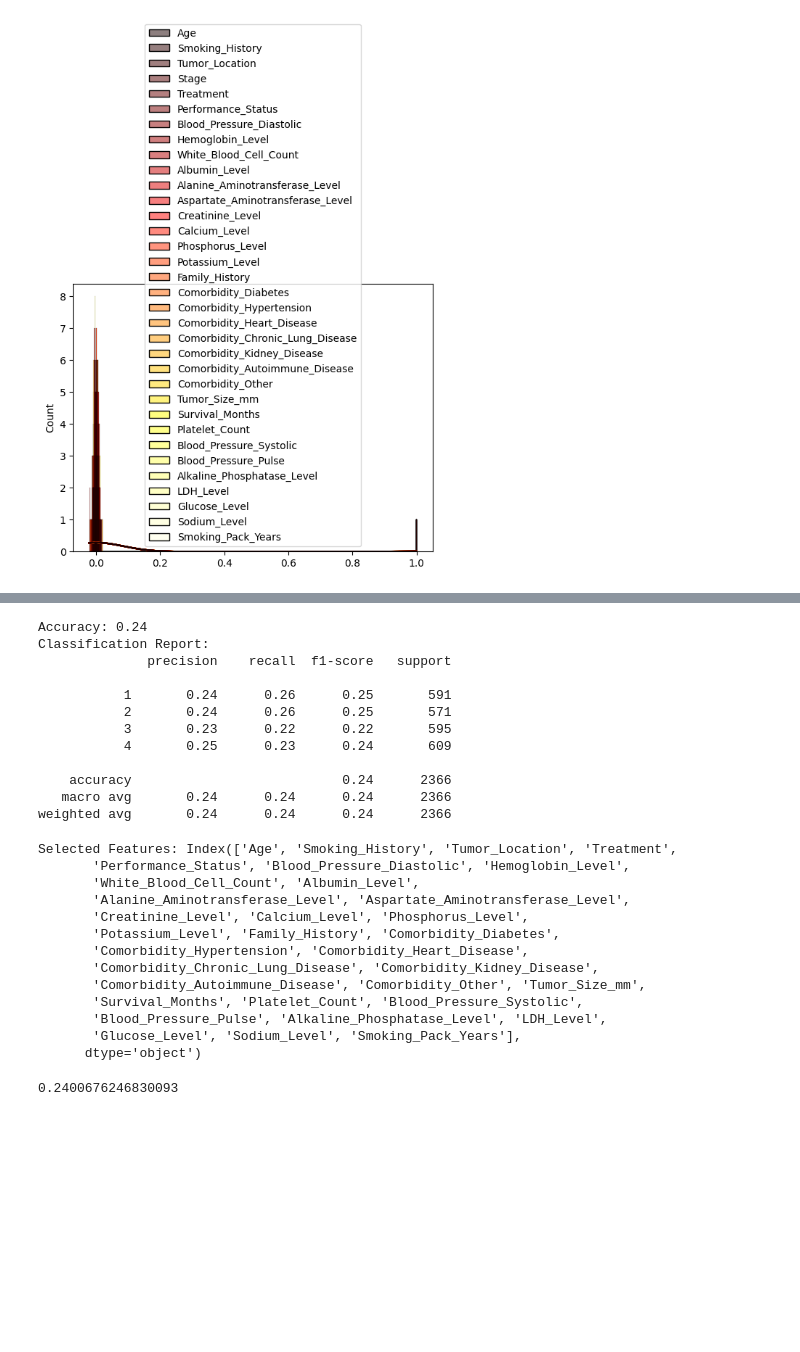
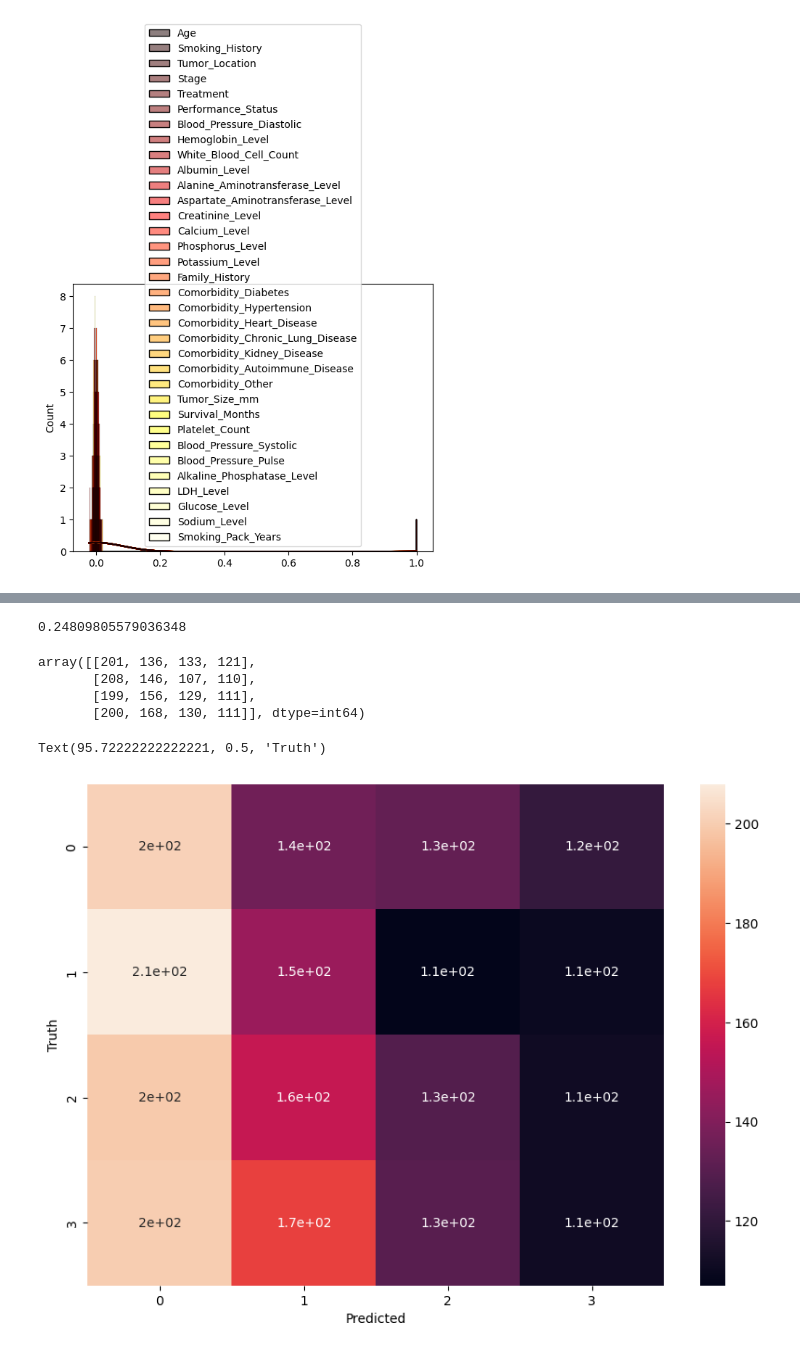
Before and after one commit to ChiefBibek/Lung-Cancer-Prediction, a Jupyter notebook: lung_cancer_prediction.ipynb, the cells around one changed output, grey strips where cells are left out. Saved outputs shown, nothing was run; the diff lists cells and outputs as text; code cells hidden in the pictures; blank space fills up the shorter version.

Commit message:
all model tried

```diff
--- a/lung_cancer_prediction.ipynb
+++ b/lung_cancer_prediction.ipynb
@@ -306,6 +311,6 @@ y_target = df['Survival_Months']
 # Split data into training and test sets
 X_train, X_test, y_train, y_test = train_test_split(X_features, y_target, test_size=0.1, random_state=42)
 # %%
-# scaler_mm = MinMaxScaler()
-# X_train = scaler_mm.fit_transform(X_train)
-# X_test = scaler_mm.transform(X_test)
+scaler_mm = MinMaxScaler()
+X_train = scaler_mm.fit_transform(X_train)
+X_test = scaler_mm.transform(X_test)
@@ -336,3 +316,0 @@ df.shape
-# %%
-# Fit the pipeline on the training data
-pipeline.fit(X_train, y_train)
@@ -345,42 +319,31 @@ y_pred = pipeline.predict(X_test)
+# %%
+model = RandomForestClassifier(n_estimators=10, random_state=42)
+model.fit(X_train, y_train)
+# Make predictions
+y_pred = model.predict(X_test)
+model.score(X_test, y_test)
+# %% [output]
+0.24809805579036348
 # %%
-# Evaluate the model
-accuracy = accuracy_score(y_test, y_pred)
-report = classification_report(y_test, y_pred)
-print(f'Accuracy: {accuracy:.2f}')
-print('Classification Report:')
-print(report)
+# # Evaluate the model
+# accuracy = accuracy_score(y_test, y_pred)
+# report = classification_report(y_test, y_pred)
+# print(f'Accuracy: {accuracy:.2f}')
+# print('Classification Report:')
+# print(report)
-# %% [output]
-Accuracy: 0.24
-Classification Report:
-              precision    recall  f1-score   support
-
-           1       0.24      0.26      0.25       591
-           2       0.24      0.26      0.25       571
-           3       0.23      0.22      0.22       595
-           4       0.25      0.23      0.24       609
-
-    accuracy                           0.24      2366
-   macro avg       0.24      0.24      0.24      2366
-weighted avg       0.24      0.24      0.24      2366
-# %%
-# Get selected feature columns
-selected_columns = X_train.columns[rfe.support_]
-print('Selected Features:', selected_columns)
-# %% [output]
-Selected Features: Index(['Age', 'Smoking_History', 'Tumor_Location', 'Treatment',
-       'Performance_Status', 'Blood_Pressure_Diastolic', 'Hemoglobin_Level',
-       'White_Blood_Cell_Count', 'Albumin_Level',
-       'Alanine_Aminotransferase_Level', 'Aspartate_Aminotransferase_Level',
-       'Creatinine_Level', 'Calcium_Level', 'Phosphorus_Level',
-       'Potassium_Level', 'Family_History', 'Comorbidity_Diabetes',
-       'Comorbidity_Hypertension', 'Comorbidity_Heart_Disease',
-       'Comorbidity_Chronic_Lung_Disease', 'Comorbidity_Kidney_Disease',
-       'Comorbidity_Autoimmune_Disease', 'Comorbidity_Other', 'Tumor_Size_mm',
-       'Survival_Months', 'Platelet_Count', 'Blood_Pressure_Systolic',
-       'Blood_Pressure_Pulse', 'Alkaline_Phosphatase_Level', 'LDH_Level',
-       'Glucose_Level', 'Sodium_Level', 'Smoking_Pack_Years'],
-      dtype='object')
-# %%
-model.score(X_test, y_test)
-# %% [output]
-0.2400676246830093
+# %%
+cm = confusion_matrix(y_test, y_pred)
+cm
+# %% [output]
+array([[201, 136, 133, 121],
+       [208, 146, 107, 110],
+       [199, 156, 129, 111],
+       [200, 168, 130, 111]], dtype=int64)
+# %%
+plt.figure(figsize=(10,7))
+sns.heatmap(cm, annot=True)
+plt.xlabel('Predicted')
+plt.ylabel('Truth')
+# %% [output]
+Text(95.72222222222221, 0.5, 'Truth')
+[figure, added]
```
Also changed, not shown: parts of 22 cells of this notebook.
